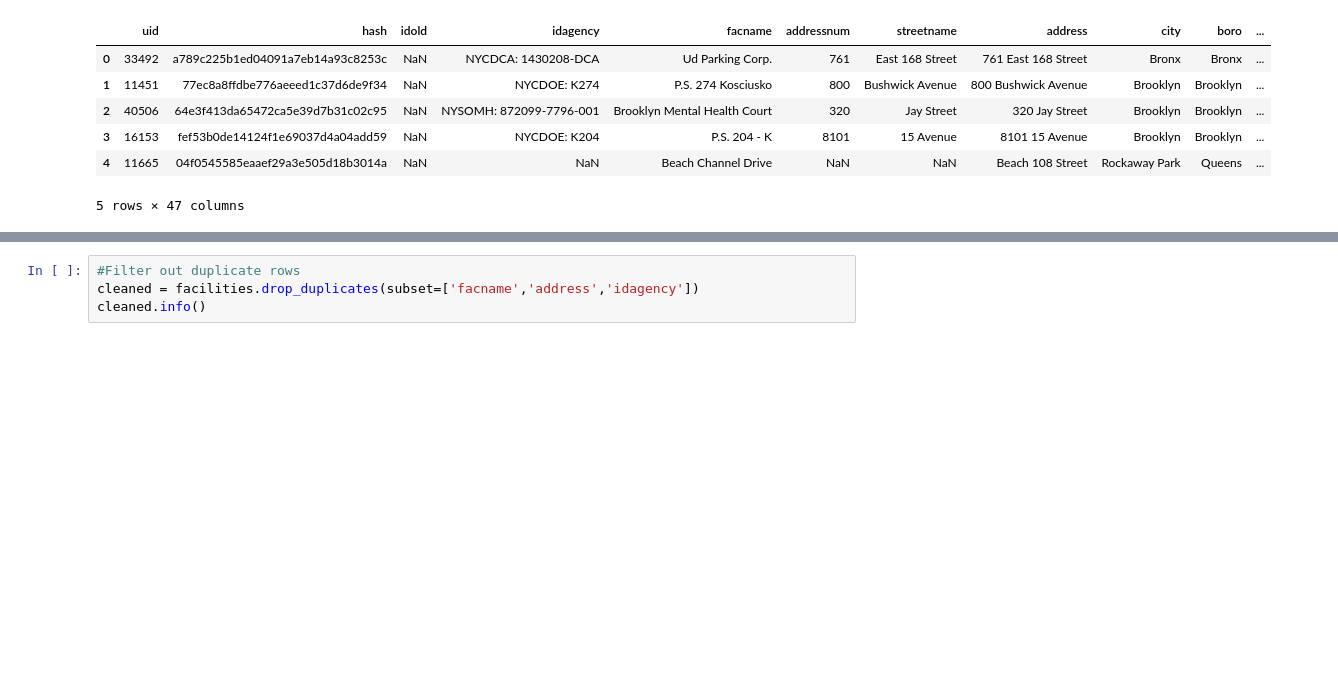
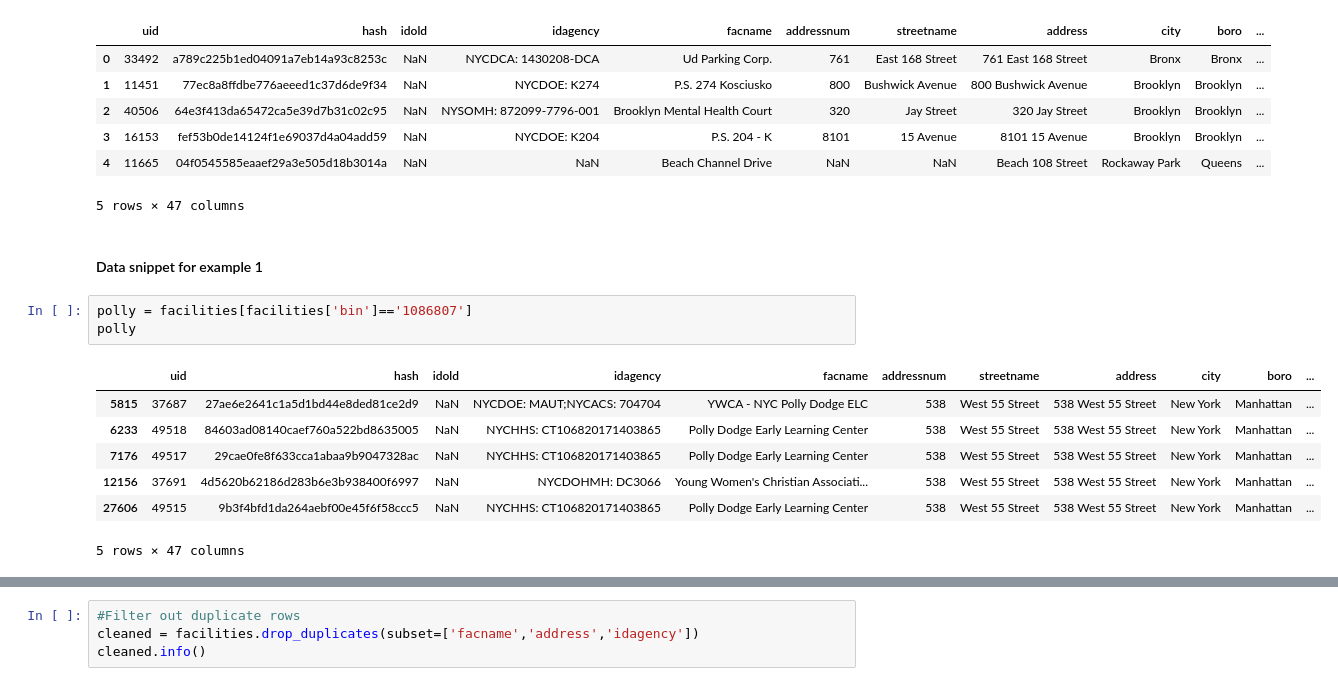
Before and after one commit to ManushiM/DataJam_DeptOfCapitalPlanning, a Jupyter notebook: DuplicatesInData_FacilitiesDataset.ipynb, the cells around one changed output, grey strips where cells are left out. Cells and saved outputs as stored; diff of their text form; blank space fills up the shorter version.

```diff
--- a/DuplicatesInData_FacilitiesDataset.ipynb
+++ b/DuplicatesInData_FacilitiesDataset.ipynb
@@ -37,3 +59,16 @@ facilities.head()
 | 3 | 16153 | fef53b0de14124f1e69037d4a04add59 | NaN | NYCDOE: K204 | P.S. 204 - K | 8101 | 15 Avenue | 8101 15 Avenue | Brooklyn | Brooklyn | ... |
 | 4 | 11665 | 04f0545585eaaef29a3e505d18b3014a | NaN | NaN | Beach Channel Drive | NaN | NaN | Beach 108 Street | Rockaway Park | Queens | ... |
 5 rows × 47 columns
+# %% [markdown]
+#### Data snippet for example 1
+# %%
+polly = facilities[facilities['bin']=='1086807']
+polly
+# %% [output]
+|  | uid | hash | idold | idagency | facname | addressnum | streetname | address | city | boro | ... |
+| 5815 | 37687 | 27ae6e2641c1a5d1bd44e8ded81ce2d9 | NaN | NYCDOE: MAUT;NYCACS: 704704 | YWCA - NYC Polly Dodge ELC | 538 | West 55 Street | 538 West 55 Street | New York | Manhattan | ... |
+| 6233 | 49518 | 84603ad08140caef760a522bd8635005 | NaN | NYCHHS: CT106820171403865 | Polly Dodge Early Learning Center | 538 | West 55 Street | 538 West 55 Street | New York | Manhattan | ... |
+| 7176 | 49517 | 29cae0fe8f633cca1abaa9b9047328ac | NaN | NYCHHS: CT106820171403865 | Polly Dodge Early Learning Center | 538 | West 55 Street | 538 West 55 Street | New York | Manhattan | ... |
+| 12156 | 37691 | 4d5620b62186d283b6e3b938400f6997 | NaN | NYCDOHMH: DC3066 | Young Women's Christian Associati... | 538 | West 55 Street | 538 West 55 Street | New York | Manhattan | ... |
+| 27606 | 49515 | 9b3f4bfd1da264aebf00e45f6f58ccc5 | NaN | NYCHHS: CT106820171403865 | Polly Dodge Early Learning Center | 538 | West 55 Street | 538 West 55 Street | New York | Manhattan | ... |
+5 rows × 47 columns
```
Also changed, not shown: parts of 58 cells of this notebook.
